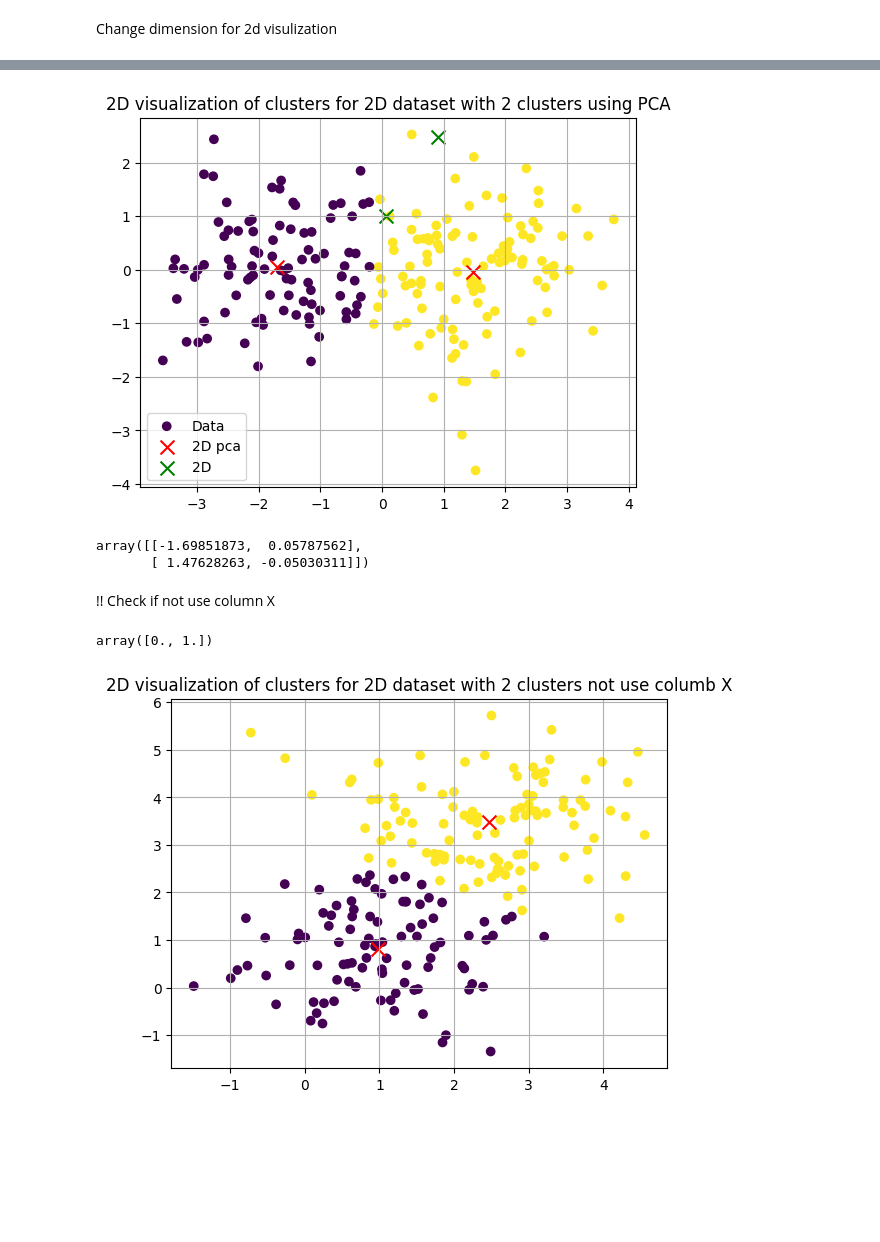
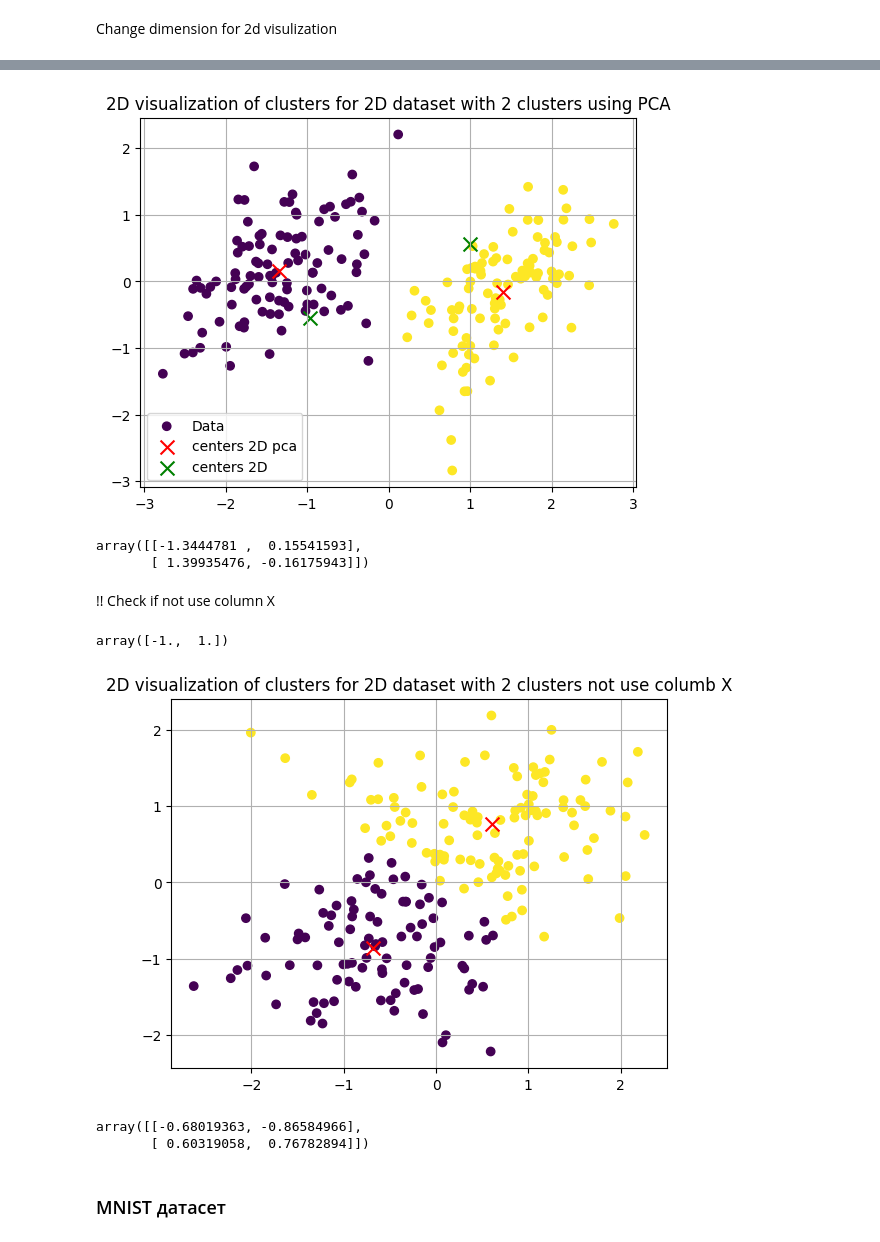
Before and after one commit to tarsweb-Python-GOIT/DS-HW, a Jupyter notebook: hw-06.ipynb, the cells around one changed output, grey strips where cells are left out. Cells and saved outputs as stored; diff of their text form; code cells hidden in the pictures; blank space fills up the shorter version.

Commit message:
MNIST

```diff
--- a/hw-06.ipynb
+++ b/hw-06.ipynb
@@ -58,9 +73,10 @@ distortion_cost = []
 
 for k in clusters_range:
     kmeans = KMeans(n_clusters=k, random_state=42)
-    kmeans.fit(df_2d)
+    kmeans.fit(df_2d_scaled)
     distortion_cost.append(kmeans.inertia_)
 
+plt.figure(figsize=(10, 6))
 plt.plot(clusters_range, distortion_cost, 'bx-')
 plt.xlabel('clusters count')
 plt.ylabel('Distortion Cost')
@@ -79,10 +95,10 @@ for k in check_clusters:
     ax =plt.subplot(1, 3, check_clusters.index(k) + 1, projection='3d')
 
     kmeans = KMeans(n_clusters=k, random_state=42)
-    kmeans.fit(df_2d)
+    kmeans.fit(df_2d_scaled)
 
     result[k] = {"cluster_centers": kmeans.cluster_centers_, "labels": kmeans.labels_}
-    df_2d_clustered = df_2d.copy()
+    df_2d_clustered = df_2d_scaled.copy()
     df_2d_clustered['cluster'] = kmeans.labels_
 
     ax.scatter(df_2d_clustered['X'], df_2d_clustered['Y'], df_2d_clustered['Z'], c=df_2d_clustered['cluster'], cmap='viridis')
@@ -114,3 +130,22 @@ result
          1, 1])}}
 # %% [markdown]
 Change dimension for 2d visulization
+# %%
+pca = PCA(n_components=2)
+df_2d_pca = pca.fit_transform(df_2d_scaled)
+df_2d_pca = pd.DataFrame(df_2d_pca, columns=['X', 'Y'])
+# %%
+distortion_cost = []
+
+for k in clusters_range:
+    kmeans = KMeans(n_clusters=k, random_state=42)
+    kmeans.fit(df_2d_pca)
+    distortion_cost.append(kmeans.inertia_)
+
+plt.figure(figsize=(10, 6))
+plt.plot(clusters_range, distortion_cost, 'bx-')
+plt.xlabel('clusters count')
+plt.ylabel('Distortion Cost')
+plt.title('The Elbow Method showing the optimal k using PCA')
+plt.grid()
+plt.show()
@@ -117,38 +154,40 @@ Change dimension for 2d visulization
 # %%
-pca = PCA(n_components=2)
-df_2d_pca = pca.fit_transform(df_2d)
-df_2d_pca = pd.DataFrame(df_2d_pca, columns=['X', 'Y'])
-
 kmeans = KMeans(n_clusters=2, random_state=42)
 kmeans.fit(df_2d_pca)
 
-plt.scatter(df_2d_pca['X'], df_2d_pca['Y'], c=kmeans.labels_, cmap='viridis', label="Data")
+plt.scatter(df_2d_pca['X'], df_2d_pca['Y'], c=kmeans.labels_, label="Data")
 plt.scatter(kmeans.cluster_centers_[:, 0], kmeans.cluster_centers_[:, 1], color='red' , marker='x', s=100, label="centers 2D pca")
 plt.scatter(result[2]["cluster_centers"][:, 0], result[2]["cluster_centers"][:, 1], color='green' , marker='x', s=100, label="centers 2D")
 plt.title(f'2D visualization of clusters for 2D dataset with {kmeans.n_clusters} clusters using PCA')
 plt.grid()
 plt.legend()
 plt.show()
 
 kmeans.cluster_centers_
 # %% [output]
-[figure, old version]
+[figure, new version]
-array([[-1.69851873,  0.05787562],
-       [ 1.47628263, -0.05030311]])
+array([[-1.3444781 ,  0.15541593],
+       [ 1.39935476, -0.16175943]])
 # %% [markdown]
 !! Check if not use column X
 # %%
-df_2d['X'].unique()
+df_2d_scaled['X'].unique()
 # %% [output]
-array([0., 1.])
+array([-1.,  1.])
 # %%
 kmeans = KMeans(n_clusters=2, random_state=42)
-kmeans.fit(df_2d[['Y', 'Z']])
+kmeans.fit(df_2d_scaled[['Y', 'Z']])
 
-plt.scatter(df_2d['Y'], df_2d['Z'], c=kmeans.labels_, cmap='viridis', label="Data")
+plt.scatter(df_2d_scaled['Y'], df_2d_scaled['Z'], c=kmeans.labels_, label="Data")
 plt.scatter(kmeans.cluster_centers_[:, 0], kmeans.cluster_centers_[:, 1], color='red' , marker='x', s=100, label="centers 2D")
 plt.title(f'2D visualization of clusters for 2D dataset with {kmeans.n_clusters} clusters not use columb X')
 plt.grid()
 plt.show()
+
+kmeans.cluster_centers_
 # %% [output]
-[figure, old version]
+[figure, new version]
+array([[-0.68019363, -0.86584966],
+       [ 0.60319058,  0.76782894]])
+# %% [markdown]
+### MNIST датасет
```
Also changed, not shown: parts of 21 cells of this notebook.
